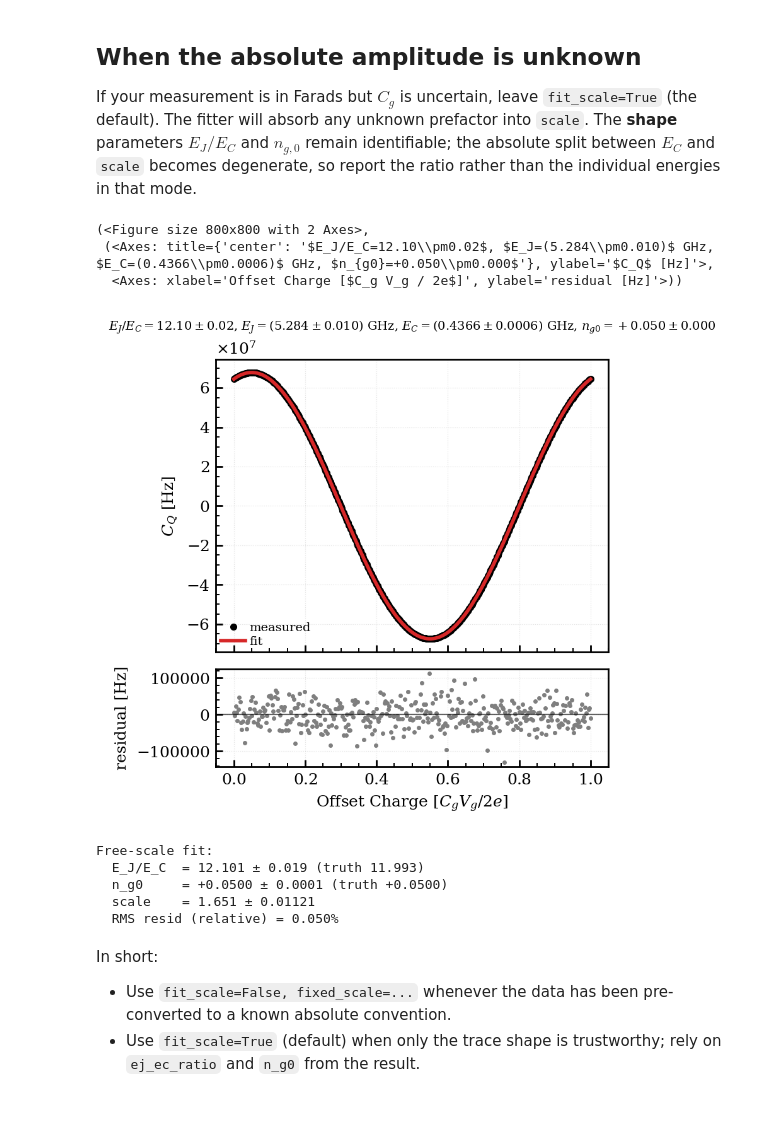
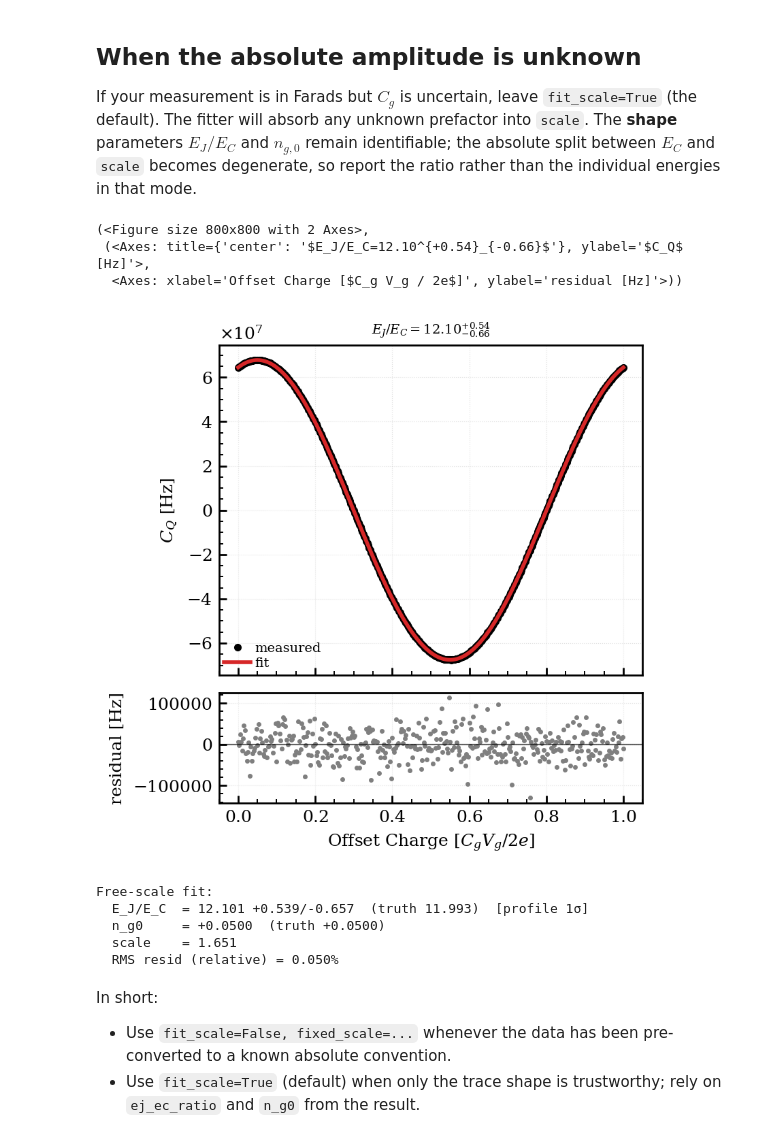
Before and after one commit to WashU-Astroparticle-Lab/qpd, a Jupyter notebook: notebooks/quantum_capacitance.ipynb, the cells around one changed output. Cells and saved outputs as stored; diff of their text form; code cells hidden in the pictures; blank space fills up the shorter version.

```diff
--- a/notebooks/quantum_capacitance.ipynb
+++ b/notebooks/quantum_capacitance.ipynb
@@ -219,4 +228,4 @@ ej_ec_ratio     11.973  0.0048      0.17    11.993
 # %%
-qpd.plot_capacitance_fit(ng_fit, cq_meas, fit)
+qpd.plot_capacitance_fit(ng_fit, cq_meas, fit, ratio_profile=prof)
 # %% [output]
 (<Figure size 800x800 with 2 Axes>,
@@ -288,25 +297,34 @@ the individual energies in that mode.
 fit_loose = guess.fit_quantum_capacitance(
     ng_fit, cq_meas, parity='odd', fit_scale=True,
 )
+prof_loose = guess.profile_ratio_likelihood(
+    ng_fit, cq_meas, fit_loose, n_ratio=15, span_factor=1.5,
+    charge_cutoff=10,
+)
 # %%
-qpd.plot_capacitance_fit(ng_fit, cq_meas, fit_loose)
+qpd.plot_capacitance_fit(ng_fit, cq_meas, fit_loose,
+                         ratio_profile=prof_loose)
 # %% [output]
 (<Figure size 800x800 with 2 Axes>,
- (<Axes: title={'center': '$E_J/E_C=12.10\\pm0.02$, $E_J=(5.284\\pm0.010)$ GHz, $E_C=(0.4366\\pm0.0006)$ GHz, $n_{g0}=+0.050\\pm0.000$'}, ylabel='$C_Q$ [Hz]'>,
+ (<Axes: title={'center': '$E_J/E_C=12.10^{+0.54}_{-0.66}$'}, ylabel='$C_Q$ [Hz]'>,
   <Axes: xlabel='Offset Charge [$C_g V_g / 2e$]', ylabel='residual [Hz]'>))
-[figure, old version]
+[figure, new version]
 # %%
+r_best_l = prof_loose['ratio_best']
+lo_l, hi_l = prof_loose['sigma_levels']['1sigma']
 print('Free-scale fit:')
-print(f'  E_J/E_C  = {fit_loose["ej_ec_ratio"]:.3f} ± {fit_loose["errors"]["ej_ec_ratio"]:.3f} (truth {ej_true/ec_true:.3f})')
-print(f'  n_g0     = {fit_loose["n_g0"]:+.4f} ± {fit_loose["errors"]["n_g0"]:.4f} (truth {ng0_true:+.4f})')
-print(f'  scale    = {fit_loose["scale"]:.4g} ± {fit_loose["errors"]["scale"]:.4g}')
-print('  RMS resid (relative) = '
+print(f'  E_J/E_C  = {r_best_l:.3f} '
+      f'+{(hi_l-r_best_l):.3f}/-{(r_best_l-lo_l):.3f}  '
+      f'(truth {ej_true/ec_true:.3f})  [profile 1\u03c3]')
+print(f'  n_g0     = {fit_loose["n_g0"]:+.4f}  (truth {ng0_true:+.4f})')
+print(f'  scale    = {fit_loose["scale"]:.4g}')
+print(f'  RMS resid (relative) = '
       f'{np.sqrt(np.mean(fit_loose["residuals"]**2)) / np.max(np.abs(cq_meas)):.3%}')
 # %% [output]
 Free-scale fit:
-  E_J/E_C  = 12.101 ± 0.019 (truth 11.993)
-  n_g0     = +0.0500 ± 0.0001 (truth +0.0500)
-  scale    = 1.651 ± 0.01121
+  E_J/E_C  = 12.101 +0.539/-0.657  (truth 11.993)  [profile 1σ]
+  n_g0     = +0.0500  (truth +0.0500)
+  scale    = 1.651
   RMS resid (relative) = 0.050%
 # %% [markdown]
 In short:
```
Also changed, not shown: parts of 7 cells of this notebook, 1 other file.
